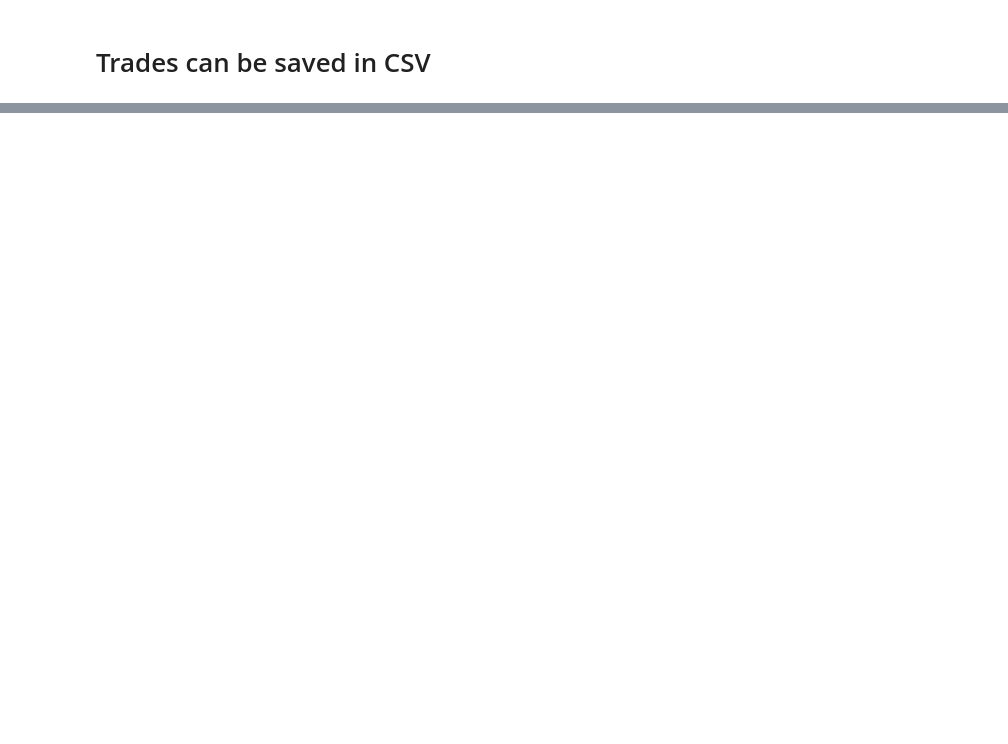
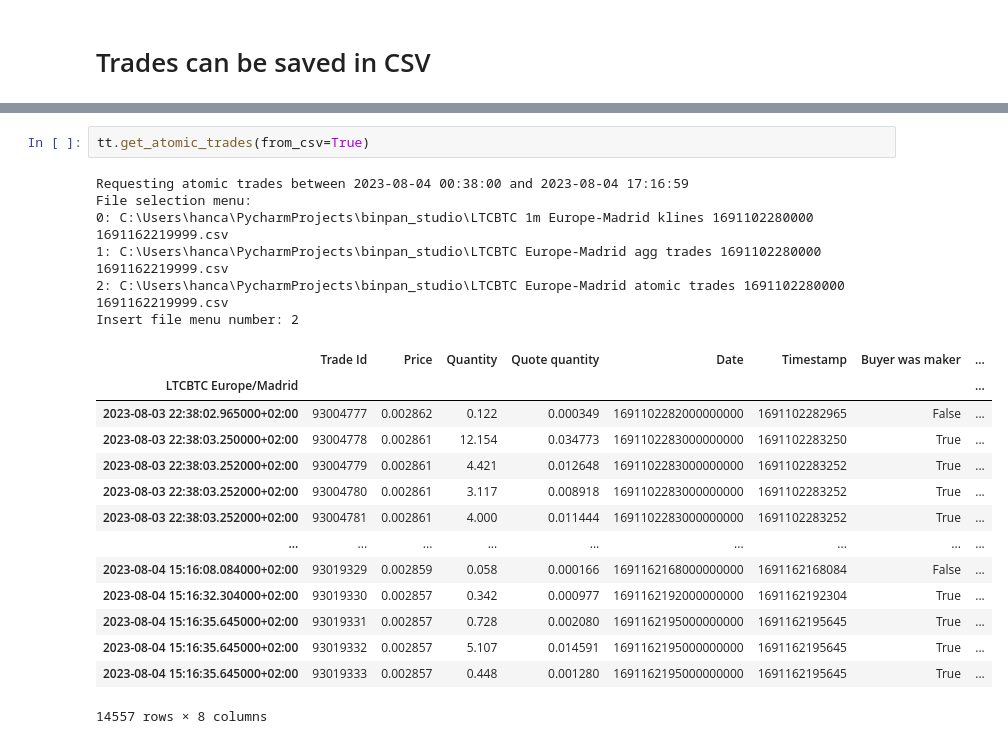
Before and after one commit to nand0san/binpan_studio, a Jupyter notebook: export CSV data.ipynb, the cells around one changed output, grey strips where cells are left out. Saved outputs shown, nothing was run; the diff lists cells and outputs as text; blank space fills up the shorter version.

```diff
--- a/export CSV data.ipynb
+++ b/export CSV data.ipynb
@@ -84,0 +148,23 @@ sym.save_agg_trades_csv()
+# %%
+tt.get_atomic_trades(from_csv=True)
+# %% [output]
+Requesting atomic trades between 2023-08-04 00:38:00 and 2023-08-04 17:16:59
+File selection menu:
+0: C:\Users\hanca\PycharmProjects\binpan_studio\LTCBTC 1m Europe-Madrid klines 1691102280000 1691162219999.csv
+1: C:\Users\hanca\PycharmProjects\binpan_studio\LTCBTC Europe-Madrid agg trades 1691102280000 1691162219999.csv
+2: C:\Users\hanca\PycharmProjects\binpan_studio\LTCBTC Europe-Madrid atomic trades 1691102280000 1691162219999.csv
+Insert file menu number: 2
+|  | Trade Id | Price | Quantity | Quote quantity | Date | Timestamp | Buyer was maker | ... |
+| LTCBTC Europe/Madrid |  |  |  |  |  |  |  | ... |
+| 2023-08-03 22:38:02.965000+02:00 | 93004777 | 0.002862 | 0.122 | 0.000349 | 1691102282000000000 | 1691102282965 | False | ... |
+| 2023-08-03 22:38:03.250000+02:00 | 93004778 | 0.002861 | 12.154 | 0.034773 | 1691102283000000000 | 1691102283250 | True | ... |
+| 2023-08-03 22:38:03.252000+02:00 | 93004779 | 0.002861 | 4.421 | 0.012648 | 1691102283000000000 | 1691102283252 | True | ... |
+| 2023-08-03 22:38:03.252000+02:00 | 93004780 | 0.002861 | 3.117 | 0.008918 | 1691102283000000000 | 1691102283252 | True | ... |
+| 2023-08-03 22:38:03.252000+02:00 | 93004781 | 0.002861 | 4.000 | 0.011444 | 1691102283000000000 | 1691102283252 | True | ... |
+| ... | ... | ... | ... | ... | ... | ... | ... | ... |
+| 2023-08-04 15:16:08.084000+02:00 | 93019329 | 0.002859 | 0.058 | 0.000166 | 1691162168000000000 | 1691162168084 | False | ... |
+| 2023-08-04 15:16:32.304000+02:00 | 93019330 | 0.002857 | 0.342 | 0.000977 | 1691162192000000000 | 1691162192304 | True | ... |
+| 2023-08-04 15:16:35.645000+02:00 | 93019331 | 0.002857 | 0.728 | 0.002080 | 1691162195000000000 | 1691162195645 | True | ... |
+| 2023-08-04 15:16:35.645000+02:00 | 93019332 | 0.002857 | 5.107 | 0.014591 | 1691162195000000000 | 1691162195645 | True | ... |
+| 2023-08-04 15:16:35.645000+02:00 | 93019333 | 0.002857 | 0.448 | 0.001280 | 1691162195000000000 | 1691162195645 | True | ... |
+14557 rows × 8 columns
```
Also changed, not shown: parts of 15 cells of this notebook, 42 other files.
